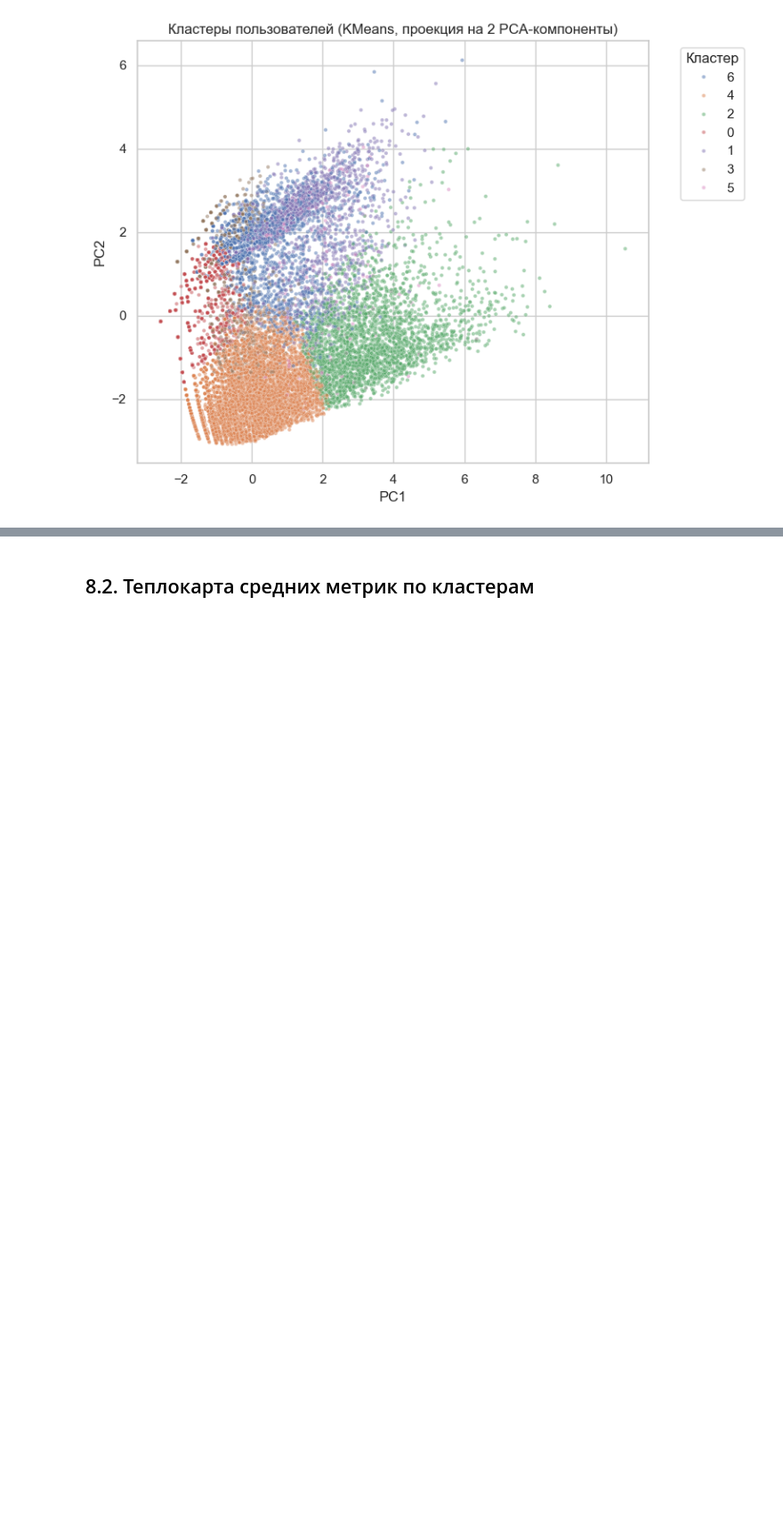
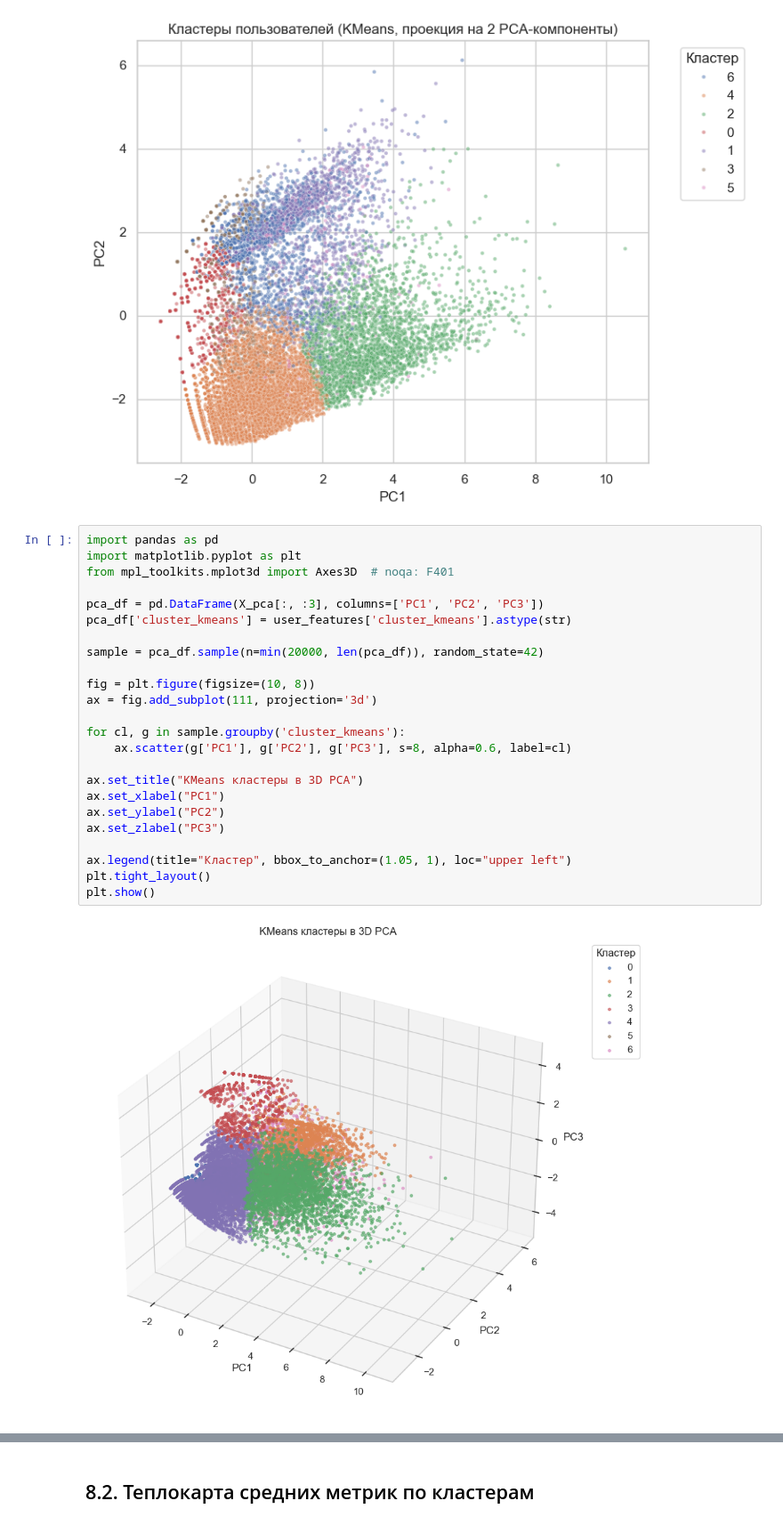
Before and after one commit to FedeVas/mobile-app-churn-analysis, a Jupyter notebook: notebooks/04_behavior_clustering.ipynb, the cells around one changed output, grey strips where cells are left out. Shown at 89% size. Saved outputs shown, nothing was run; the diff lists cells and outputs as text; blank space fills up the shorter version.

Commit message:
Finalize project: EDA, clustering, churn model, presentation

```diff
--- a/notebooks/04_behavior_clustering.ipynb
+++ b/notebooks/04_behavior_clustering.ipynb
@@ -458,3 +458,29 @@ plt.tight_layout()
 plt.show()
 # %% [output]
 [figure]
+# %%
+import pandas as pd
+import matplotlib.pyplot as plt
+from mpl_toolkits.mplot3d import Axes3D  # noqa: F401
+
+pca_df = pd.DataFrame(X_pca[:, :3], columns=['PC1', 'PC2', 'PC3'])
+pca_df['cluster_kmeans'] = user_features['cluster_kmeans'].astype(str)
+
+sample = pca_df.sample(n=min(20000, len(pca_df)), random_state=42)
+
+fig = plt.figure(figsize=(10, 8))
+ax = fig.add_subplot(111, projection='3d')
+
+for cl, g in sample.groupby('cluster_kmeans'):
+    ax.scatter(g['PC1'], g['PC2'], g['PC3'], s=8, alpha=0.6, label=cl)
+
+ax.set_title("KMeans кластеры в 3D PCA")
+ax.set_xlabel("PC1")
+ax.set_ylabel("PC2")
+ax.set_zlabel("PC3")
+
+ax.legend(title="Кластер", bbox_to_anchor=(1.05, 1), loc="upper left")
+plt.tight_layout()
+plt.show()
+# %% [output]
+[figure, added]
```
Also changed, not shown: parts of 3 cells of this notebook, 4 other files.
